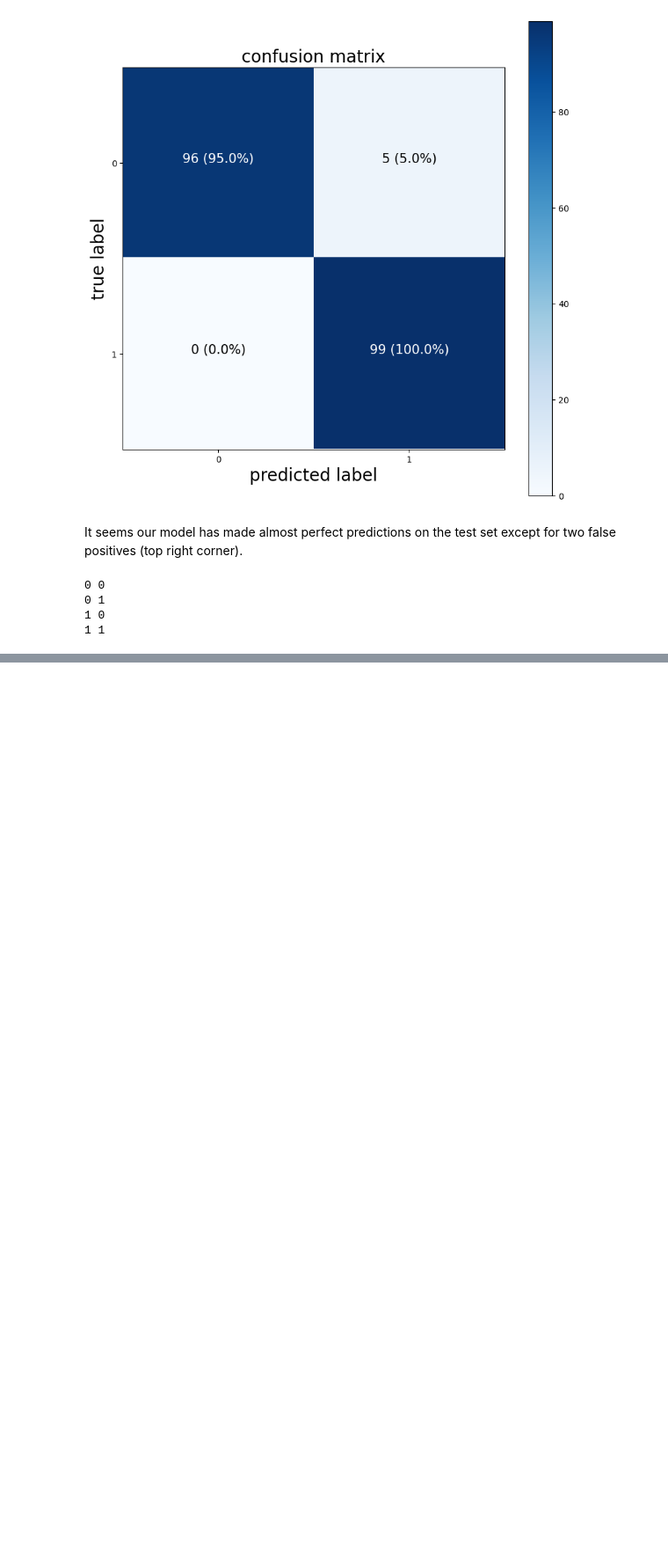
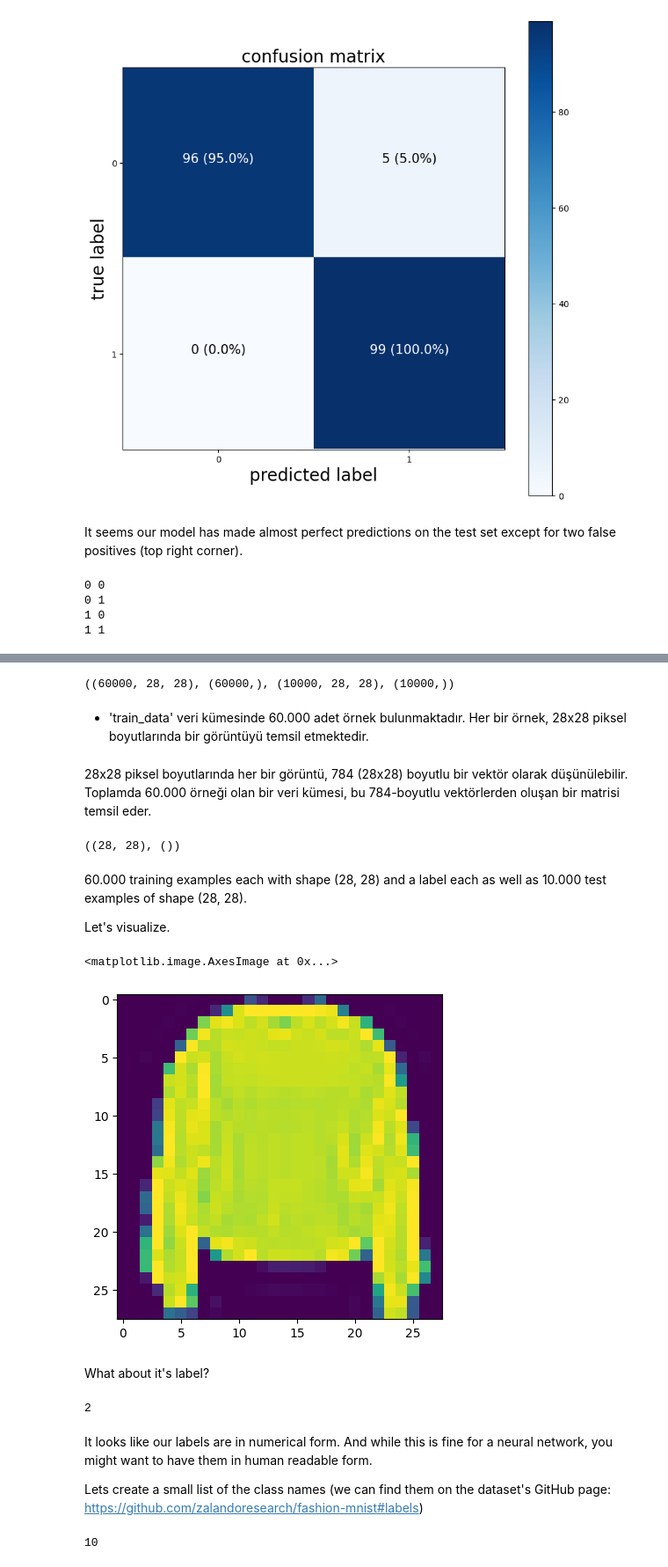
Before and after one commit to aykq/internship, a Jupyter notebook: tensorflow/neural network classification with tensorflow.ipynb, the cells around one changed output, grey strips where cells are left out. Shown at 88% size. Drawn from its saved outputs; the diff is of its cells as text; code cells hidden in the pictures; blank space fills up the shorter version.

```diff
--- a/tensorflow/neural network classification with tensorflow.ipynb
+++ b/tensorflow/neural network classification with tensorflow.ipynb
@@ -1203,0 +1212,6 @@ for i, j in itertools.product(range(cm.shape[0]), range(cm.shape[1])):
+# %%
+import tensorflow as tf
+from tensorflow.keras.datasets import fashion_mnist
+
+# the data has already been sorted into training and test sets
+(train_data, train_labels), (test_data, test_labels) = fashion_mnist.load_data()
@@ -1203,0 +1251,48 @@ for i, j in itertools.product(range(cm.shape[0]), range(cm.shape[1])):
+# %%
+# check the shape of our data
+train_data.shape, train_labels.shape, test_data.shape, test_labels.shape
+
+# train_data veri kümesinde 60.000 adet örnek bulunmaktadır.
+# Her bir örnek, 28x28 piksel boyutlarında bir görüntüyü temsil etmektedir.
+# %% [output]
+((60000, 28, 28), (60000,), (10000, 28, 28), (10000,))
+# %% [markdown]
++ 'train_data' veri kümesinde 60.000 adet örnek bulunmaktadır. Her bir örnek, 28x28 piksel boyutlarında bir görüntüyü temsil etmektedir.
+# %% [markdown]
+28x28 piksel boyutlarında her bir görüntü, 784 (28x28) boyutlu bir vektör olarak düşünülebilir. Toplamda 60.000 örneği olan bir veri kümesi, bu 784-boyutlu vektörlerden oluşan bir matrisi temsil eder.
+# %%
+# check shape of a single example
+train_data[0].shape, train_labels[0].shape
+# %% [output]
+((28, 28), ())
+# %% [markdown]
+60.000 training examples each with shape (28, 28) and a label each as well as 10.000 test examples of shape (28, 28).
+
+Let's visualize.
+# %%
+# plot a single example
+import matplotlib.pyplot as plt
+plt.imshow(train_data[7])
+# %% [output]
+<matplotlib.image.AxesImage at 0x...>
+[figure, added]
+# %% [markdown]
+What about it's label?
+# %%
+# check our samples label
+train_labels[7]
+# %% [output]
+2
+# %% [markdown]
+It looks like our labels are in numerical form. And while this is fine for a neural network, you might want to have them in human readable form.
+
+Lets create a small list of the class names (we can find them on the dataset's GitHub page:
+https://github.com/zalandoresearch/fashion-mnist#labels)
+# %%
+class_names = ['tshirt/top', 'trouser', 'pullover', 'dress', 'coat', 'sandal',
+               'shirt', 'sneaker', 'bag', 'ankle boot']
+
+# how many classes are there? (this'll be our output shape)
+len(class_names)
+# %% [output]
+10
```
Also changed, not shown: parts of 45 cells of this notebook.
